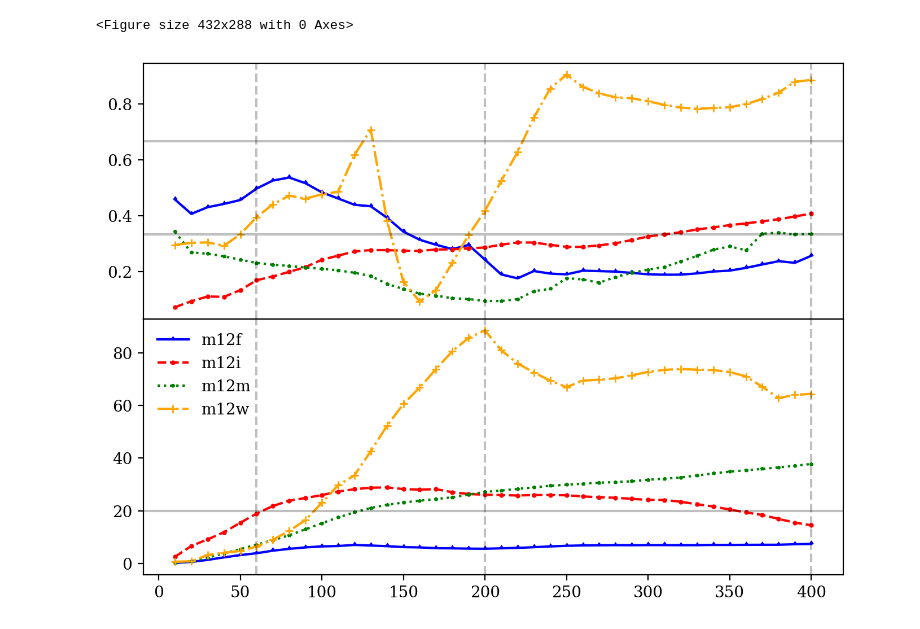
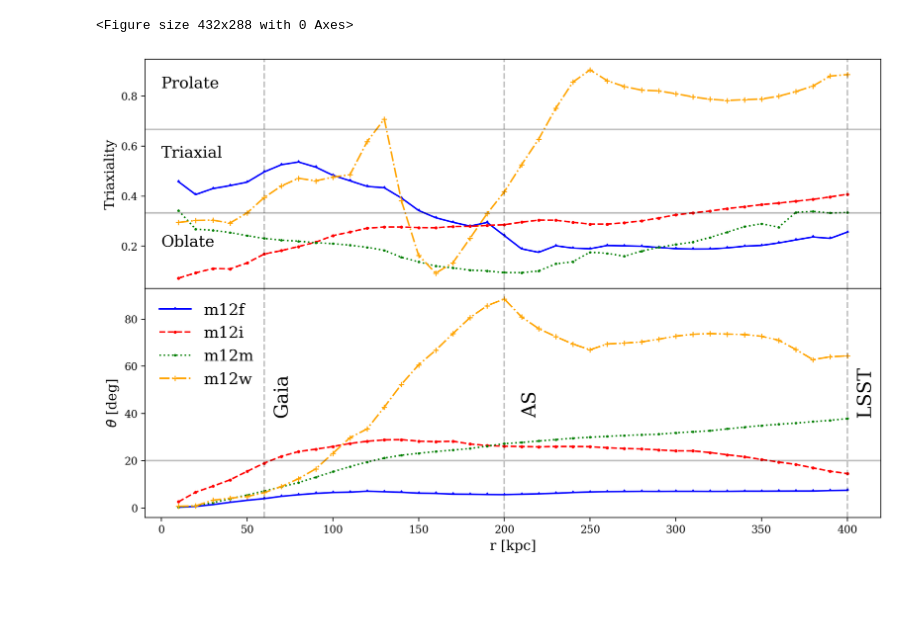
Before and after one commit to jaybaptista/latte_orientations, a Jupyter notebook: _plot_obliquityAngles_z0.ipynb, the cells around one changed output. Saved outputs shown, nothing was run; the diff lists cells and outputs as text; code cells hidden in the pictures; blank space fills up the shorter version.

Commit message:
triaxiality debugging

```diff
--- a/_plot_obliquityAngles_z0.ipynb
+++ b/_plot_obliquityAngles_z0.ipynb
@@ -44,7 +44,7 @@ m12f_t_data = pd.read_hdf('_data_triax_z0_m12f.h5')
 m12w_t_data = pd.read_hdf('_data_triax_z0_m12w.h5')
 m12m_t_data = pd.read_hdf('_data_triax_z0_m12m.h5')
 # %%
-fig, axs = plt.subplots(2, dpi = 200, figsize = (8, 6))
+fig, axs = plt.subplots(2, dpi = 200, figsize = (12.5, 8))
 r = np.arange(10, 410, step = 10)
 
 axs[0].plot(r, m12f_t_data['t'],
@@ -58,32 +58,45 @@ axs[0].plot(r, m12m_t_data['t'],
 
 axs[0].plot(r, m12w_t_data['t'],
          ms=5, c='orange', marker='+', label='m12w', ls='dashdot')
 
 axs[1].plot(r, m12f_data['angle'],
          ms=2, c='blue', marker=10, label='m12f')
 
 axs[1].plot(r, m12i_data['angle'],
          ms=2, c='red', marker='o', label='m12i', ls='dashed')
 
 axs[1].plot(r, m12m_data['angle'],
          ms=2, c='green', marker='*', label='m12m', ls='dotted')
 
 axs[1].plot(r, m12w_data['angle'],
          ms=5, c='orange', marker='+', label='m12w', ls='dashdot')
 
 axs[1].axhline(20, c='k', alpha=0.25)
 
 axs[0].axhline(1/3, c='k', alpha=0.25)
 axs[0].axhline(2/3, c='k', alpha=0.25)
 
-axs[1].legend(frameon=False)
+axs[1].legend(frameon=False, prop={'size': 15})
 
 for ax_k in axs:
     ax_k.axvline(60, ls='--', alpha=.25, c='k')
     ax_k.axvline(200, ls='--', alpha=.25, c='k')
     ax_k.axvline(400, ls='--', alpha=.25, c='k')
 
+axs[1].text(65, 40, 'Gaia', rotation=90, size=18)
+axs[1].text(210, 40, 'AS', rotation=90, size=18)
+axs[1].text(405, 40, 'LSST', rotation=90, size=18)
+
+axs[0].text(0, 1-(1/6), 'Prolate', rotation=0, size=15)
+axs[0].text(0, 2/3 - (1/9), 'Triaxial', rotation=0, size=15)
+axs[0].text(0, 1/5,'Oblate', rotation=0, size=15)
+
+axs[1].set_xlabel('r [kpc]', size=13)
+axs[1].set_ylabel('$\\theta$ [deg]', size=13)
+axs[0].set_ylabel('Triaxiality', size=13)
+
+
 fig.subplots_adjust(hspace=0)
 plt.show()
 # %% [output]
-[figure, old version]
+[figure, new version]
```
Also changed, not shown: 17 other files.
